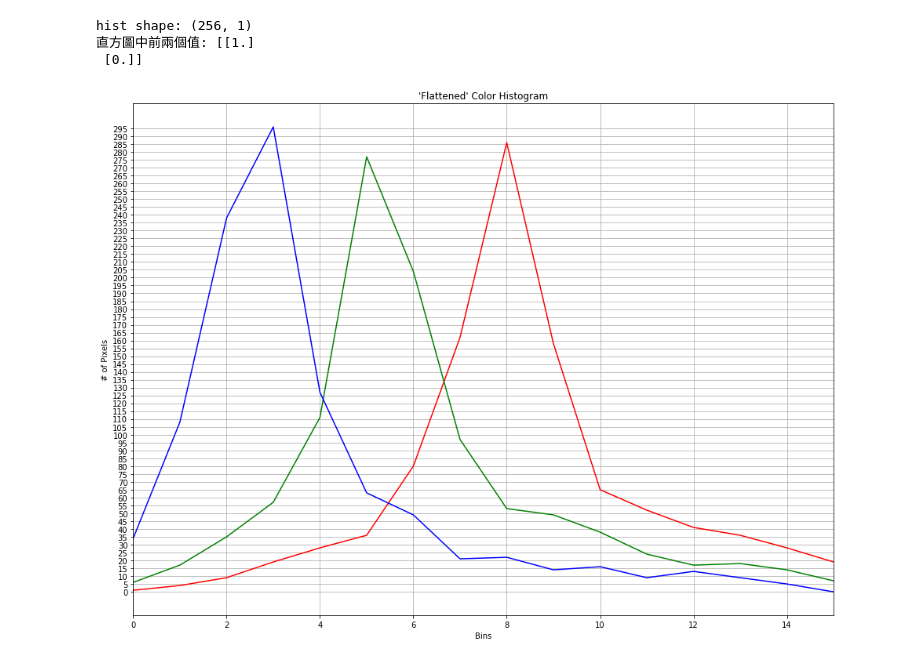
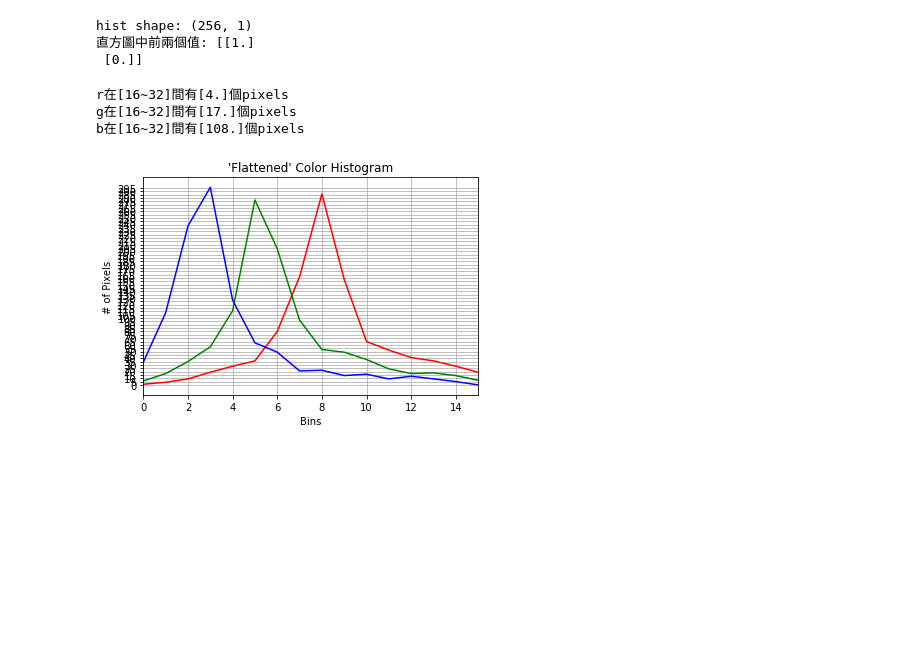
Before and after one commit to shoghilin/ML100Days, a Jupyter notebook: homework/Day_090_color_histogram_HW.ipynb, the cells around one changed output. Drawn from its saved outputs; the diff is of its cells as text; code cells hidden in the pictures; blank space fills up the shorter version.

```diff
--- a/homework/Day_090_color_histogram_HW.ipynb
+++ b/homework/Day_090_color_histogram_HW.ipynb
@@ -61,22 +56,26 @@ hist shape: (256, 1)
 # %%
 chans = cv2.split(image) # 把圖像的 3 個 channel 切分出來
 colors = ("r", "g", "b")
-plt.figure(figsize=(16,12))
+plt.figure()
 plt.title("'Flattened' Color Histogram")
 plt.xlabel("Bins")
 plt.ylabel("# of Pixels")
 
 # 對於所有 channel
 for (chan, color) in zip(chans, colors):
     # 計算該 channel 的直方圖
     hist = cv2.calcHist([chan], [0], None, [16], [0, 256])
+    print('%s在[16~32]間有%s個pixels' %(color, hist[1]))
 
     # 畫出該 channel 的直方圖
     plt.plot(hist, color = color)
     plt.xlim([0, 15])
 
 plt.yticks(list(range(0,300,5)))
 plt.grid(True)
 plt.show()
 # %% [output]
+r在[16~32]間有[4.]個pixels
+g在[16~32]間有[17.]個pixels
+b在[16~32]間有[108.]個pixels
-[figure, old version]
+[figure, new version]
```
Also changed, not shown: parts of 1 cell of this notebook.
